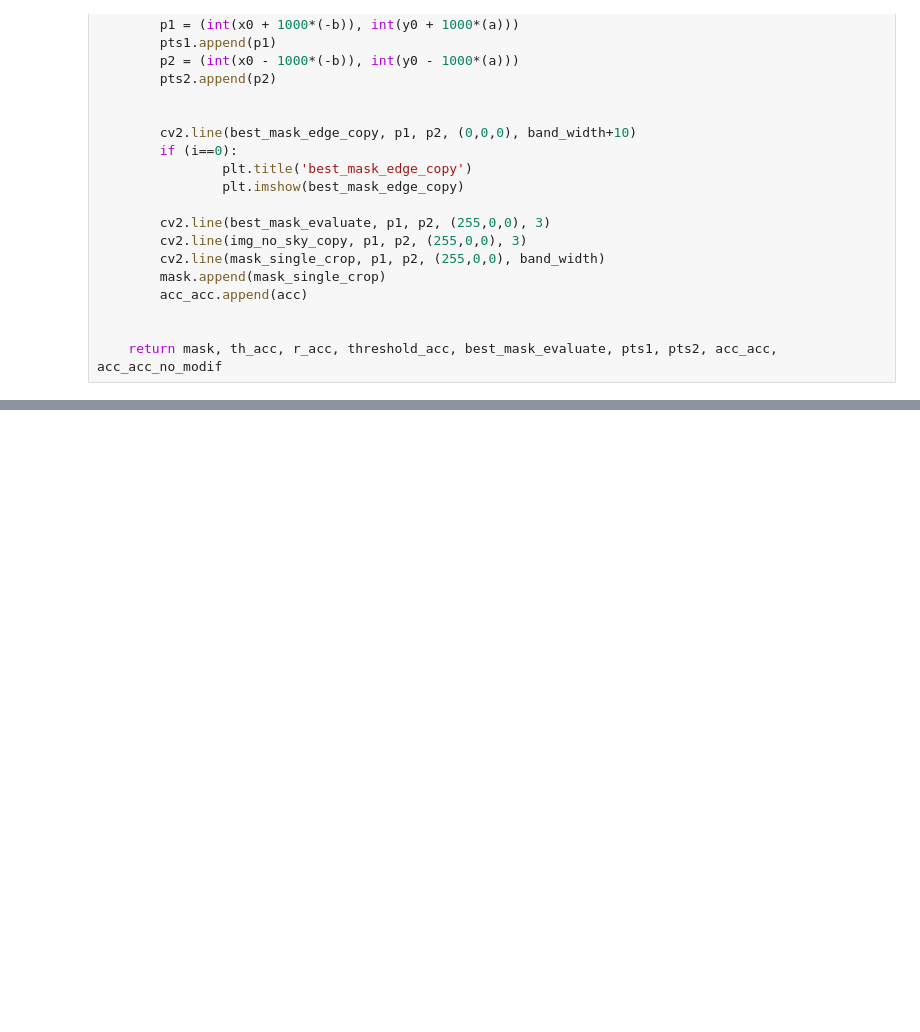
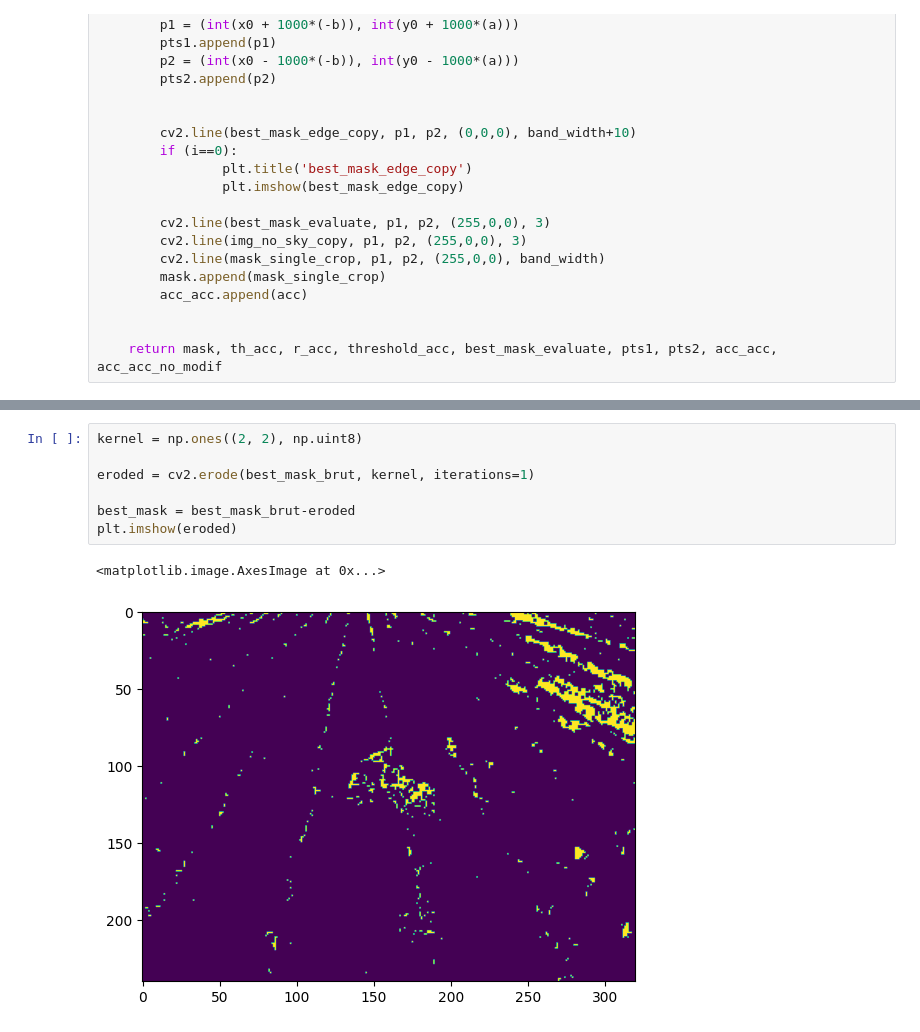
Before and after one commit to rmerat/Caterra-1, a Jupyter notebook: OldPyCode/debug3.ipynb, the cells around one changed output, grey strips where cells are left out. Saved outputs shown, nothing was run; the diff lists cells and outputs as text; blank space fills up the shorter version.

```diff
--- a/OldPyCode/debug3.ipynb
+++ b/OldPyCode/debug3.ipynb
@@ -203 +201,11 @@ plt.imshow(acc_acc_no_modif[3])
+# %%
+kernel = np.ones((2, 2), np.uint8)
+
+eroded = cv2.erode(best_mask_brut, kernel, iterations=1)
+
+best_mask = best_mask_brut-eroded
+plt.imshow(eroded)
+# %% [output]
+<matplotlib.image.AxesImage at 0x...>
+[figure, added]
 # %%
```
Also changed, not shown: parts of 12 cells of this notebook, 29 other files.
